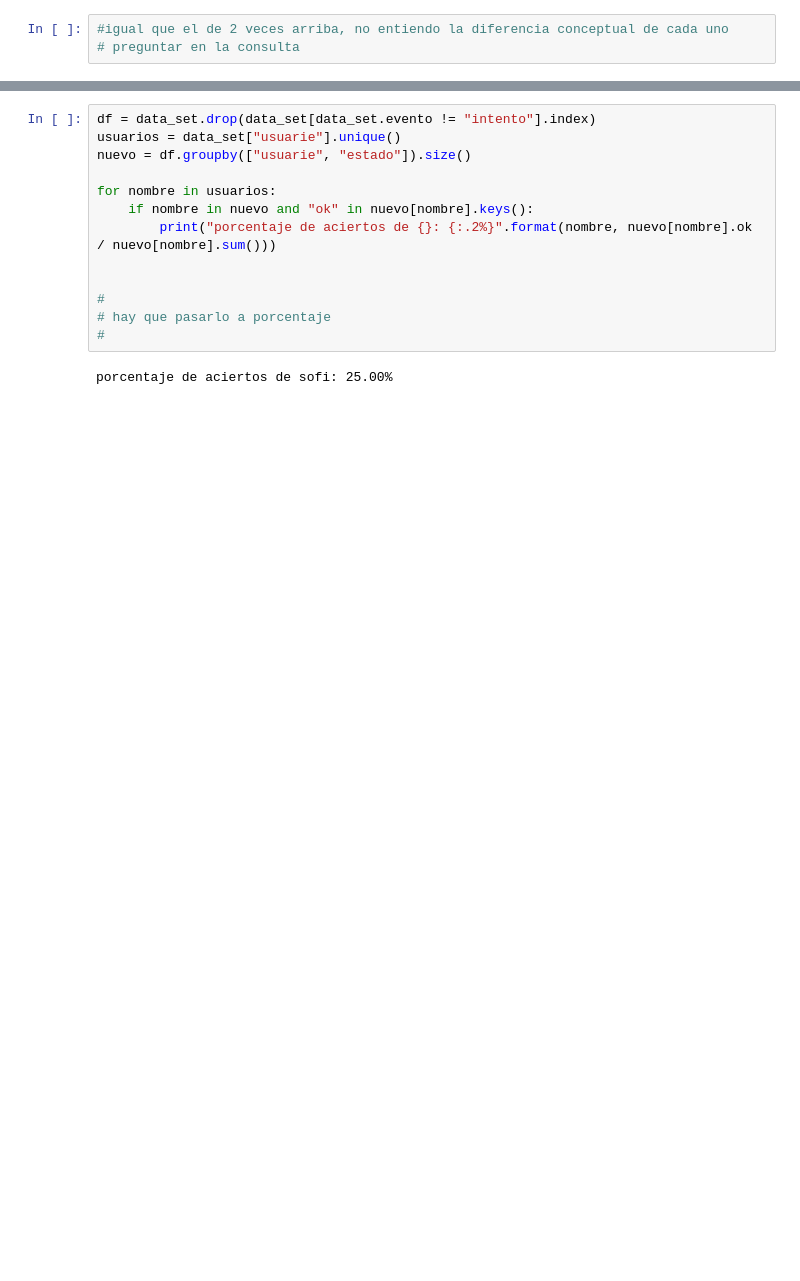
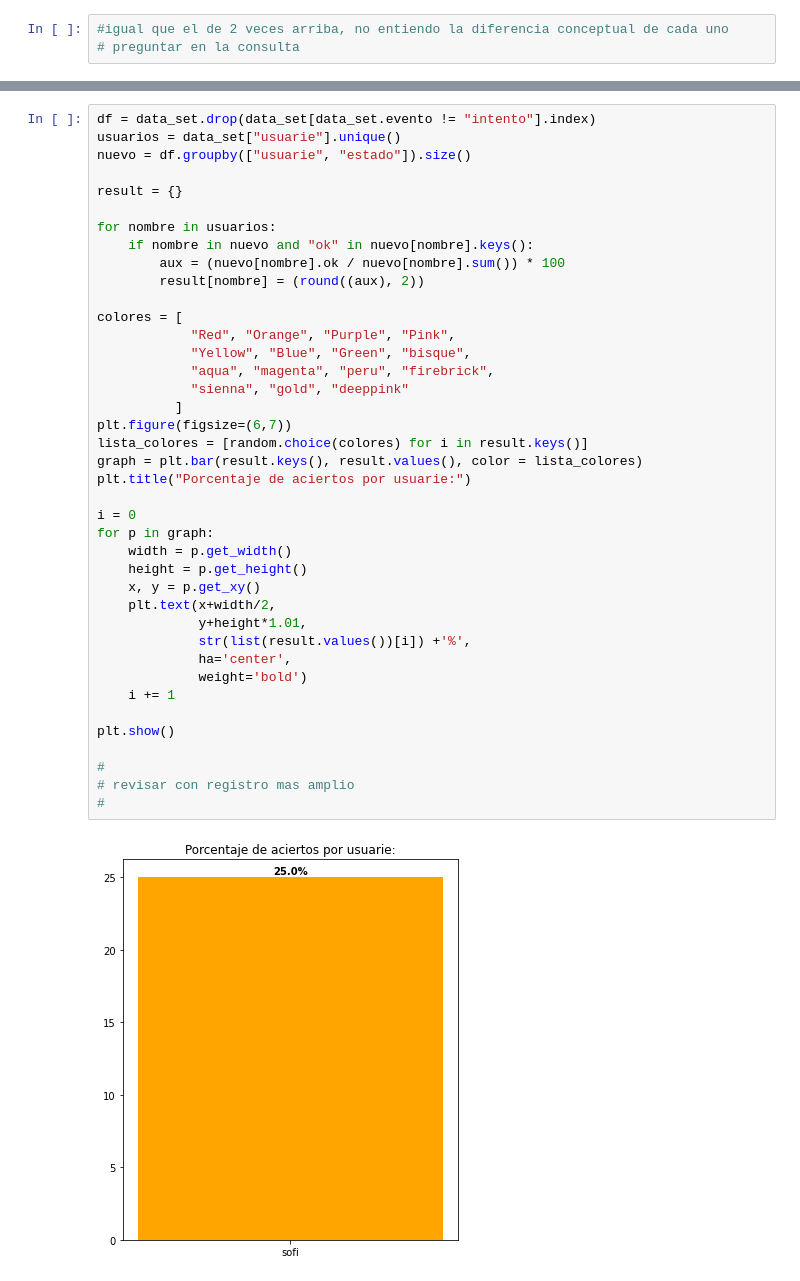
Before and after one commit to leonelranieri/Figurace.py, a Jupyter notebook: src/core/Analisis_de_datos.ipynb, the cells around one changed output, grey strips where cells are left out. Cells and saved outputs as stored; diff of their text form; blank space fills up the shorter version.

```diff
--- a/src/core/Analisis_de_datos.ipynb
+++ b/src/core/Analisis_de_datos.ipynb
@@ -298,16 +335,43 @@ lista_tiempos
 # %%
 df = data_set.drop(data_set[data_set.evento != "intento"].index)
 usuarios = data_set["usuarie"].unique()
 nuevo = df.groupby(["usuarie", "estado"]).size()
 
+result = {}
+
 for nombre in usuarios:
     if nombre in nuevo and "ok" in nuevo[nombre].keys():
-        print("porcentaje de aciertos de {}: {:.2%}".format(nombre, nuevo[nombre].ok / nuevo[nombre].sum()))
+        aux = (nuevo[nombre].ok / nuevo[nombre].sum()) * 100
+        result[nombre] = (round((aux), 2))
 
+colores = [
+            "Red", "Orange", "Purple", "Pink",
+            "Yellow", "Blue", "Green", "bisque",
+            "aqua", "magenta", "peru", "firebrick",
+            "sienna", "gold", "deeppink"
+          ]
+plt.figure(figsize=(6,7))
+lista_colores = [random.choice(colores) for i in result.keys()]
+graph = plt.bar(result.keys(), result.values(), color = lista_colores)
+plt.title("Porcentaje de aciertos por usuarie:")
+
+i = 0
+for p in graph:
+    width = p.get_width()
+    height = p.get_height()
+    x, y = p.get_xy()
+    plt.text(x+width/2,
+             y+height*1.01,
+             str(list(result.values())[i]) +'%',
+             ha='center',
+             weight='bold')
+    i += 1
+
+plt.show()
 
 #
-# hay que pasarlo a porcentaje
+# revisar con registro mas amplio
 #
 # %% [output]
-porcentaje de aciertos de sofi: 25.00%
+[figure, added]
 # %% [markdown]
```
Also changed, not shown: parts of 24 cells of this notebook, 2 other files.
